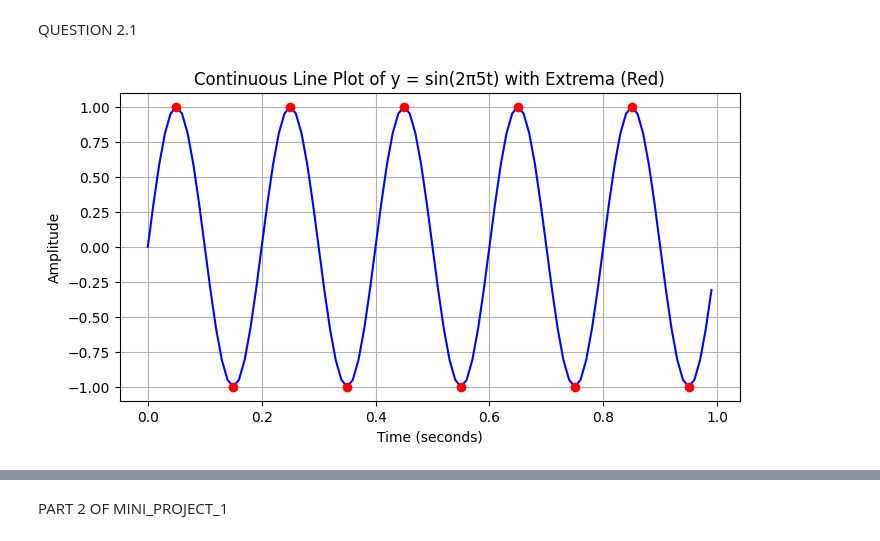
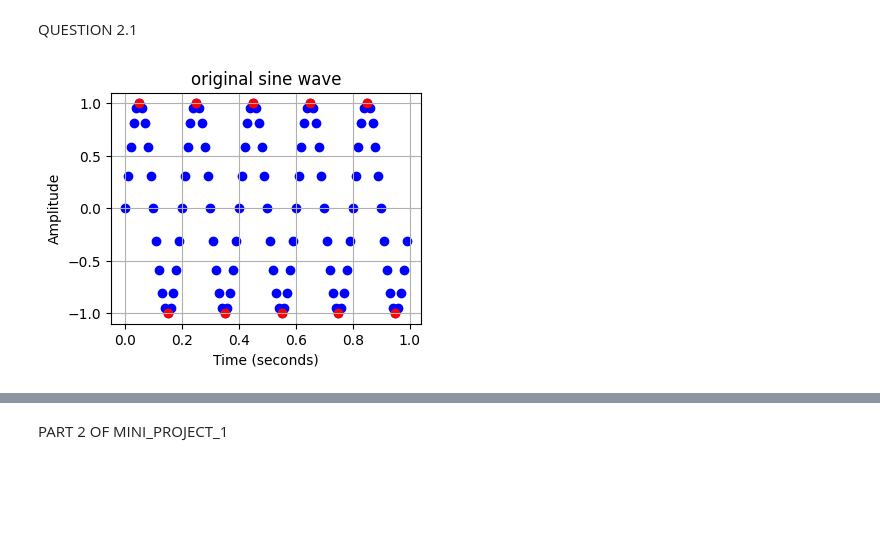
Before and after one commit to Amit-Snir/mini-project-1, a Jupyter notebook: Answers.ipynb, the cells around one changed output, grey strips where cells are left out. Drawn from its saved outputs; the diff is of its cells as text; code cells hidden in the pictures; blank space fills up the shorter version.

```diff
--- a/Answers.ipynb
+++ b/Answers.ipynb
@@ -113,76 +113,53 @@ PART 2
 # %% [markdown]
 QUESTION 2.1
 # %%
-#calling matplotlib and numpy
 import numpy as np
 import matplotlib.pyplot as plt
 
-#recieving info into function in a form on numpy array
-#in this one the frequency = 5 hz and sampling time is 0.01 sec
-#if i use array i need to set time range for sampling
+#create sinus with 5 herz and sampling of 0.01 s
+#making a range of 1 sec for the sake of limiting the plot and include all of the 0.01 sampling
 t = np.arange(0, 1, 0.01)
-# Parameters
+#setting parameters for the sinus
 frequency = 5        # Frequency in Hertz
 sampling_rate = 0.01   # Samples per second
 duration = 1          # Duration in seconds of all the sinus graph
 
-# Generate the sine wave based on time array created before
+#generate the sinus wave based on time array created before and parameters
 y = np.sin(2 * np.pi * 5 * t)
-#this is the normal equation for sinus: y(t)=sin(2πft)
-#np.pi*2 = 2 pi = 360 degrees
-#sin = sin
-#frequency = how much cycles in 1 sec
-#t = time base = how much time and how much sampling -
-# יצירת גרף
-# Find extrema (maxima and minima)
+
+#find min and max points
 extrema_indices = np.where(np.diff(np.sign(np.diff(y))) != 0)[0] + 1
 extrema_x = t[extrema_indices]
 extrema_y = y[extrema_indices]
 
-# Create plot for the sine wave as a continuous line
-plt.figure(figsize=(8, 4))
-plt.plot(t, y, color='blue', label='Sine Wave')  # Continuous line plot
-plt.scatter(extrema_x, extrema_y, color='red', label='Extrema', zorder=5)  # Red points on extrema
-
-# Labeling the plot
-plt.title("Continuous Line Plot of y = sin(2π5t) with Extrema (Red)")
+#Creating plot
+plt.figure(figsize=(4, 3))
+plt.scatter(t, y, color='blue')  # Continuous line plot
+plt.scatter(extrema_x, extrema_y, color='red')  # Red points on extrema
+#Labeling the plot
+plt.title("original sine wave")
 plt.xlabel("Time (seconds)")
 plt.ylabel("Amplitude")
 plt.grid(True)
 
-'''
-i created an array and multiply it by 360 degrees and frequency,
-so every sample_size i set, it will check when in time fits the
-cycle of sinus according to the frequency and draw a dot
-arr = np.array([1, 2, 3, 4])
-print(arr * 2)  # Output: [2 4 6 8]
-'''
-dy_dt = np.diff(y) / np.diff(t)  # נגזרת לפי הפרש
-t_derivative = t[:-1]  # טווח זמן לנגזרת (ללא הערך האחרון)
+#a function to reduce sampling size by any amount i want
+def sine_sampling(frequency, sampling_rate, percent_downsize):
+    #transforming the percent number into a number you can multiply the sampling rate and get the effect you want
+    percent_downsize = 100 / percent_downsize
+    #made the sampling rate change by the percentage i want it downsized
+    t = np.arange(0, 1, sampling_rate * percent_downsize)
+    sine_function = np.sin(2 * np.pi * frequency * t)
 
-# מציאת נקודות שבהן הנגזרת משנה סימן
-zero_derivative_indices = []
-for i in range(len(dy_dt) - 1):
-    if dy_dt[i] > 0 and dy_dt[i + 1] < 0:  # שינוי מעלה למטה -> מקסימום
-        zero_derivative_indices.append(i + 1)  # שמירה של האינדקס הבא
-    elif dy_dt[i] < 0 and dy_dt[i + 1] > 0:  # שינוי למטה למעלה -> מינימום
-        zero_derivative_indices.append(i + 1)
+    plt.figure(figsize=(4, 3))
+    plt.xlabel('Time (s)')
+    plt.ylabel('Amplitude')
+    plt.title('altered sine wave')
+    plt.grid(True)
+    plt.scatter(t, sine_function, label="Sine Wave")
+    #making sure the extrema is always on the graph, this time 20% do get the extrema
+    plt.scatter(extrema_x, extrema_y, color='red', label='Extrema')
+    plt.show()
 
-time = np.arange(0, 1, 0.01*5)
-y_axis = np.sin(2 * np.pi * frequency * time)
-
-# המרת אינדקסים לזמנים וערכים
-zero_derivative_times = t[zero_derivative_indices]
-zero_derivative_values = y[zero_derivative_indices]
-
-# יצירת גרף
-plt.figure(figsize=(8, 4))
-plt.plot(time, y_axis, label="Sine Wave")  # גרף הסינוס
-plt.scatter(zero_derivative_times, zero_derivative_values, color='red', label="Extrema")  # נקודות מקסימום ומינימום
-plt.xlabel('Time (s)')
-plt.ylabel('Amplitude')
-plt.title('Sine Wave with Extrema')
-plt.grid()
-plt.show()
+sine_sampling(5, 0.01, 20)
 # %% [output]
-[figure, old version]
+[figure, new version]
```
Also changed, not shown: parts of 12 cells of this notebook, 2 other files.
